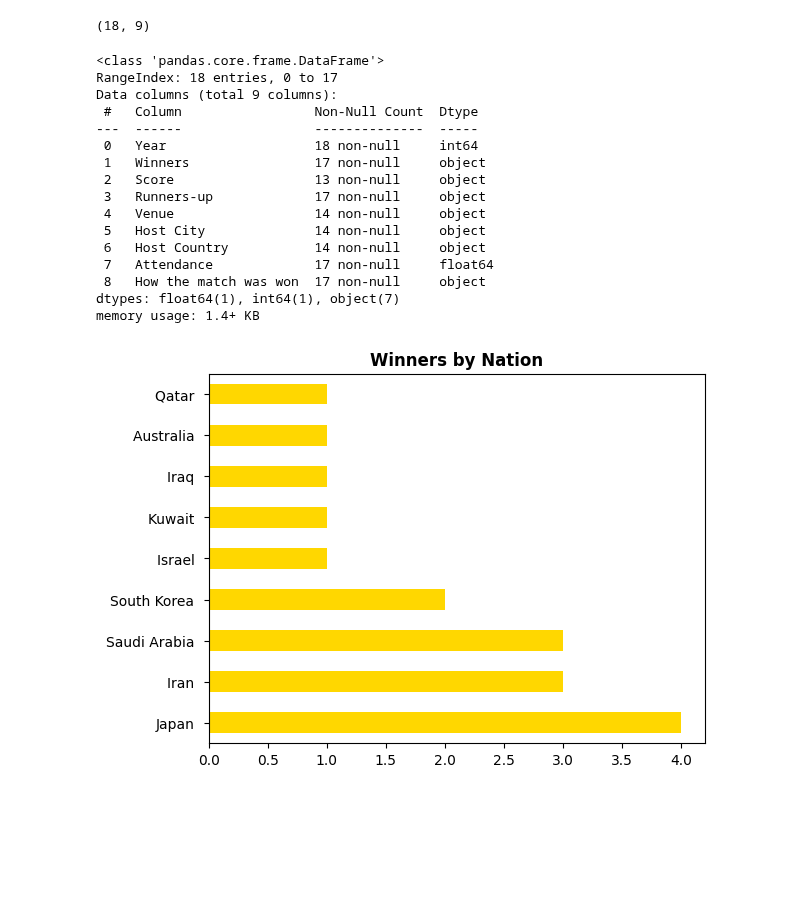
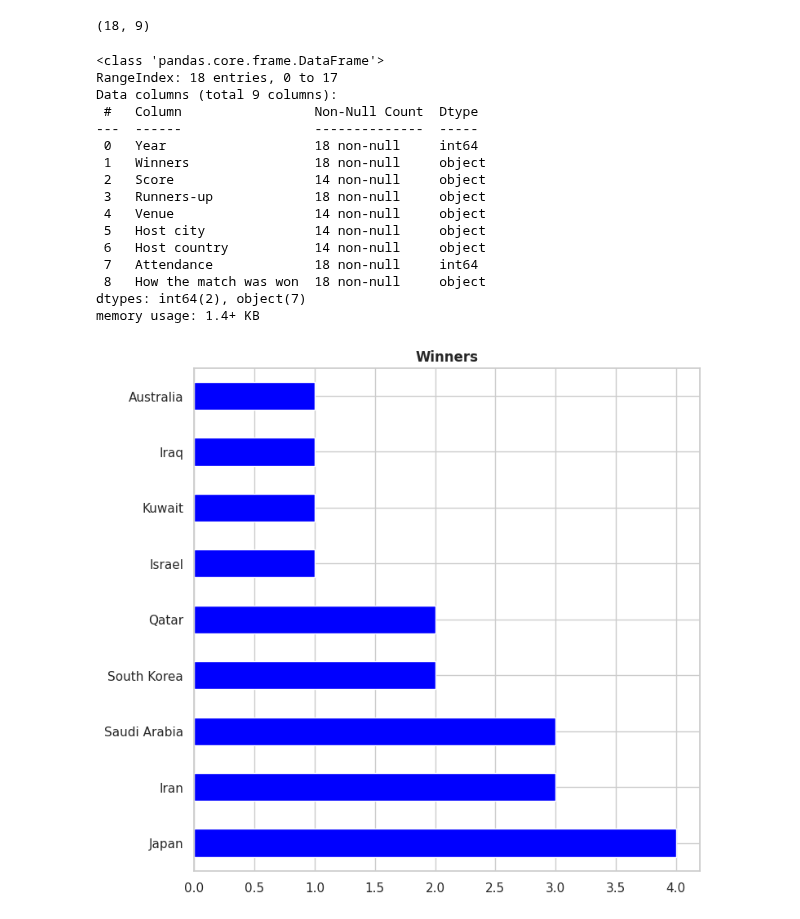
Before and after one commit to guilhermelaviola/SoccerCompetitionsStudy, a Jupyter notebook: AsianCupStudy.ipynb, the cells around one changed output. Drawn from its saved outputs; the diff is of its cells as text; code cells hidden in the pictures; blank space fills up the shorter version.

```diff
--- a/AsianCupStudy.ipynb
+++ b/AsianCupStudy.ipynb
@@ -6,12 +6,12 @@ import numpy as np
 import pandas as pd
 import seaborn as sns
 import matplotlib.pyplot as plt
-from matplotlib.animation import FuncAnimation, FFMpegWriter
-import seaborn as sns
+sns.set(style = 'whitegrid')
+plt.style.use('seaborn-pastel')
 # %%
 # Importing the dataset:
 nt_tournaments = pd.ExcelFile('NT_tournaments_finals.xlsx')
-ac = pd.read_excel(nt_tournaments, 'Asian Cup finals')
+ac = pd.read_excel(nt_tournaments, 'AFC Asian Cup finals')
 
 # Displaying the last 5 champions:
 ac.tail()
@@ -37,23 +37,23 @@ Data columns (total 9 columns):
  #   Column                 Non-Null Count  Dtype
 ---  ------                 --------------  -----
  0   Year                   18 non-null     int64
- 1   Winners                17 non-null     object
- 2   Score                  13 non-null     object
- 3   Runners-up             17 non-null     object
+ 1   Winners                18 non-null     object
+ 2   Score                  14 non-null     object
+ 3   Runners-up             18 non-null     object
  4   Venue                  14 non-null     object
- 5   Host City              14 non-null     object
- 6   Host Country           14 non-null     object
- 7   Attendance             17 non-null     float64
- 8   How the match was won  17 non-null     object
-dtypes: float64(1), int64(1), object(7)
+ 5   Host city              14 non-null     object
+ 6   Host country           14 non-null     object
+ 7   Attendance             18 non-null     int64
+ 8   How the match was won  18 non-null     object
+dtypes: int64(2), object(7)
 memory usage: 1.4+ KB
 # %%
 # Displaying number of titles by nation:
-ac.groupby('Year').first()['Winners'].value_counts().plot(kind = 'barh', color = 'gold')
+ac.groupby('Year').first()['Winners'].value_counts().plot(kind = 'barh', color = 'blue', figsize = (8, 8))
 plt.ylabel(None)
-plt.title('Winners by Nation', fontweight = 'bold')
+plt.title('Winners', fontweight = 'bold')
 plt.show()
 # %% [output]
-[figure, old version]
+[figure, new version]
 # %%
 # Displaying number of runners-up by nation:
```
Also changed, not shown: parts of 7 cells of this notebook.
